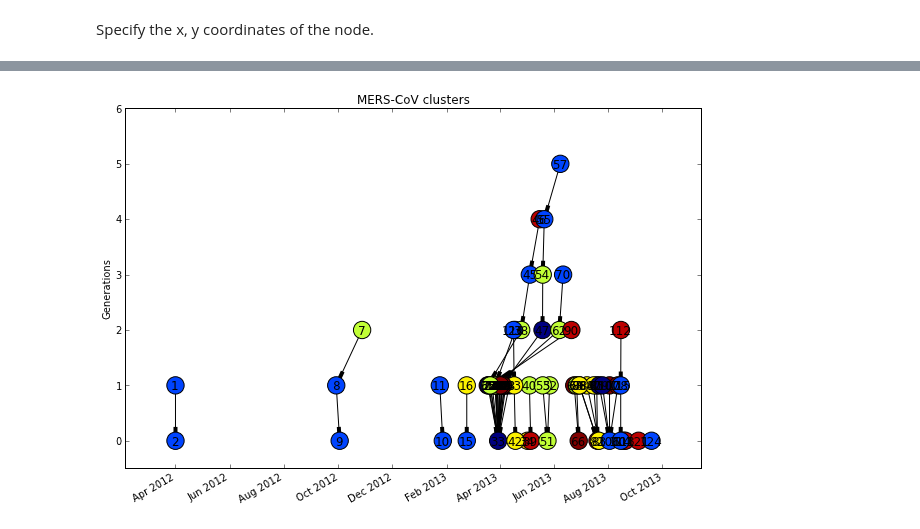
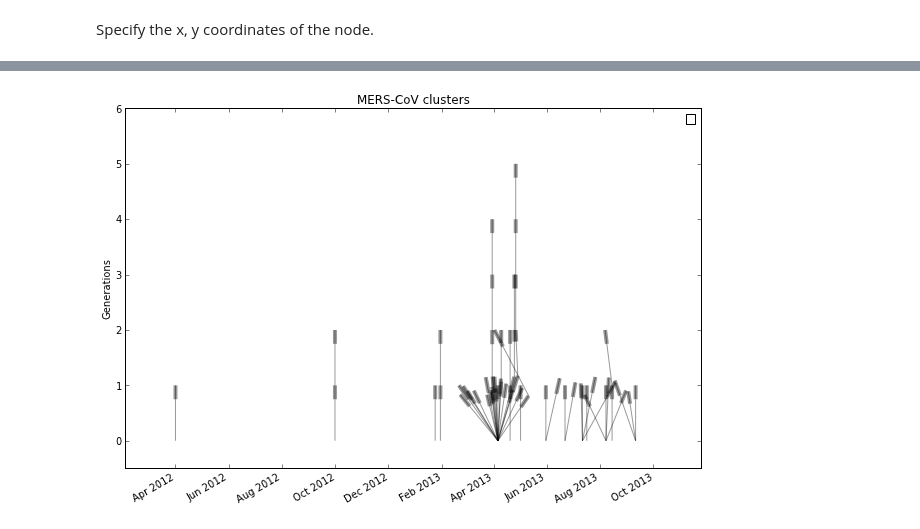
Before and after one commit to cmrivers/epipy, a Jupyter notebook: case_tree.ipynb, the cells around one changed output, grey strips where cells are left out. Saved outputs shown, nothing was run; the diff lists cells and outputs as text; code cells hidden in the pictures.

```diff
--- a/case_tree.ipynb
+++ b/case_tree.ipynb
@@ -31,30 +31,41 @@ def build_graph(df, case_id, color, index, source, date):
     nx.set_node_attributes(G, source, df[source].to_dict())
     nx.set_node_attributes(G, color, df[color].to_dict())
 
+    G = nx.DiGraph.reverse(G)
+
     return G
 # %%
-def plotting(G, df):
+def plotting(G, df, node_size='on'):
     fig = plt.figure()
     fig.set_size_inches(8, 5)
     ax = fig.add_axes([1, 1, 1, 1])
     ax.xaxis_date()
     ax.set_aspect('auto')
-    fig.autofmt_xdate()
+
     axprop =  plt.axis()
     plt.ylim(-0.5, 6)
 
-    coords = nx.spring_layout(G, pos=_layout(G, axprop))
+    #coords = nx.spring_layout(G, pos=_layout(G, axprop))
+    coords = nx.graphviz_layout(G, prog='dot')
     mycoords = _layout(G, axprop)
     finalcoords = {}
     for key, value in mycoords.iteritems():
         yc = value[1]
         xc = value[0]
-        newx = xc + (coords[key][0]*random.randint(-10, 10, 1)[0])
+        newx = xc #+ (coords[key][0]*random.random(1)[0])
         finalcoords[key] = (newx, yc)
 
     values = colors(G, 'color')
+    plt.legend(values)
 
-    nx.draw_networkx(G, pos=finalcoords, node_color = values)
+    if node_size == 'on':
+        node_size = 200
+    elif node_size == 'off':
+        node_size = 0
+        #labels=F
+
+    nx.draw_networkx(G, with_labels=False, pos=finalcoords, node_color = values, node_size=node_size, alpha=.4)
+    fig.autofmt_xdate()
 # %%
 def colors(G, color):
 
@@ -123,7 +136,7 @@ def _layout(G, axprop):
 # %%
 df = example_data()
 G = build_graph(df, color='color', case_id='case_id', source='source_node', index='index_node', date='pltdate')
-testplot = plotting(G, df)
+testplot = plotting(G, df, node_size='off')
 plt.title('MERS-CoV clusters')
 plt.ylabel('Generations')
 plt.savefig('/Users/cmrivers/Desktop/casetree.png', bbox_inches='tight')
@@ -132 +151 @@ plt.savefig('/Users/cmrivers/Desktop/casetree.png', bbox_inches='tight')
-[figure, old version]
+[figure, new version]
```
Also changed, not shown: parts of 3 cells of this notebook, 3 other files.
